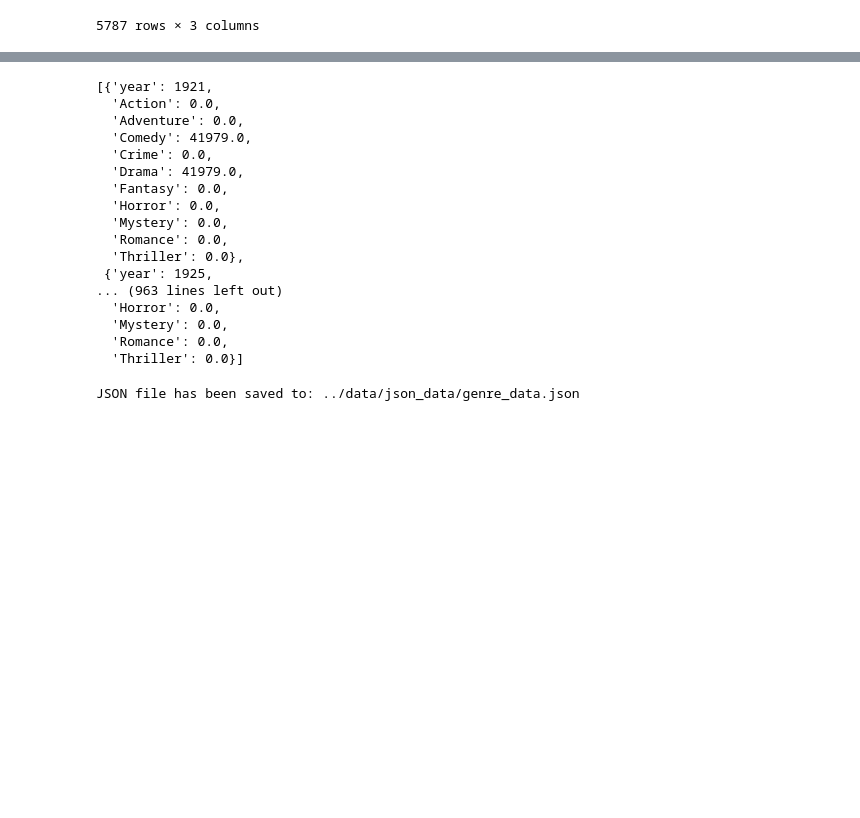
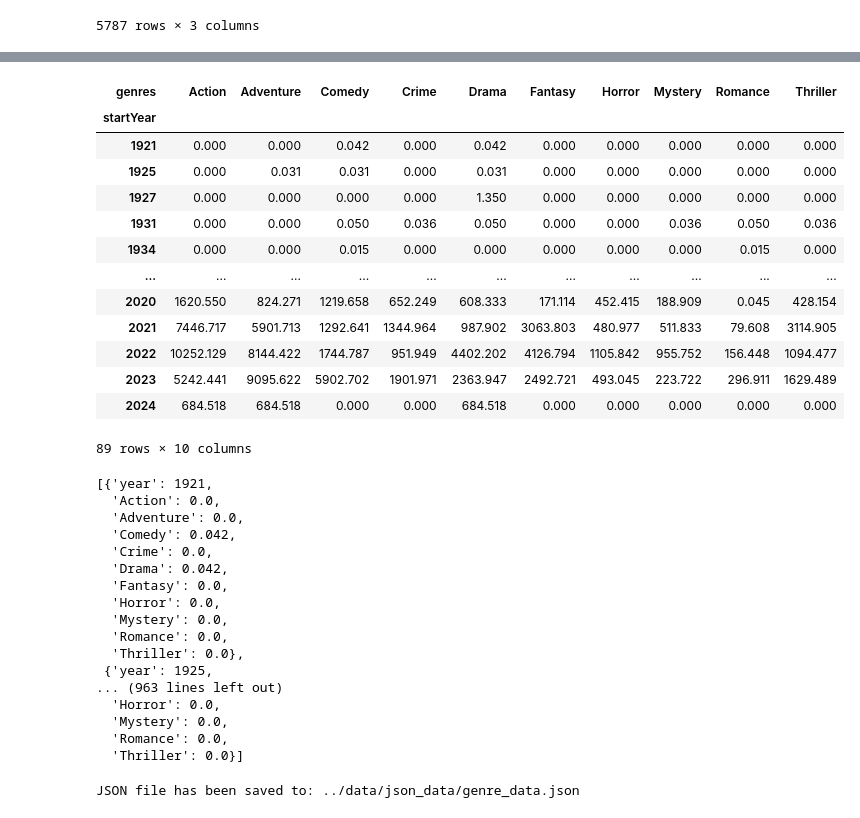
Before and after one commit to wmcgloin/movie_project, a Jupyter notebook: docs/mock_viz_kang.ipynb, the cells around one changed output, grey strips where cells are left out. Drawn from its saved outputs; the diff is of its cells as text; code cells hidden in the pictures; blank space fills up the shorter version.

```diff
--- a/docs/mock_viz_kang.ipynb
+++ b/docs/mock_viz_kang.ipynb
@@ -355,8 +411,15 @@ genres_list = [
 # Filter the DataFrame for the specified genres
 df_filtered = df_long[df_long['genres'].isin(genres_list)]
 
+# Divide box_office by 1e6 to convert to millions and round to 3 decimal places
+df_filtered['box_office'] = df_filtered['box_office'] / 1e6
+df_filtered['box_office'] = df_filtered['box_office'].round(3)
+
 # Group by 'startYear' and 'genres', then sum 'box_office'
 grouped = df_filtered.groupby(['startYear', 'genres'])['box_office'].sum().unstack(fill_value=0)
+
+# Round all values to 3 decimal places
+grouped = grouped.round(3)
 
 # Convert to a list of dictionaries with 'year' as one of the keys
 list_of_dicts = [
@@ -368,12 +442,29 @@ list_of_dicts = [
+# %%
+grouped
+# %% [output]
+| genres | Action | Adventure | Comedy | Crime | Drama | Fantasy | Horror | Mystery | Romance | Thriller |
+| startYear |  |  |  |  |  |  |  |  |  |  |
+| 1921 | 0.000 | 0.000 | 0.042 | 0.000 | 0.042 | 0.000 | 0.000 | 0.000 | 0.000 | 0.000 |
+| 1925 | 0.000 | 0.031 | 0.031 | 0.000 | 0.031 | 0.000 | 0.000 | 0.000 | 0.000 | 0.000 |
+| 1927 | 0.000 | 0.000 | 0.000 | 0.000 | 1.350 | 0.000 | 0.000 | 0.000 | 0.000 | 0.000 |
+| 1931 | 0.000 | 0.000 | 0.050 | 0.036 | 0.050 | 0.000 | 0.000 | 0.036 | 0.050 | 0.036 |
+| 1934 | 0.000 | 0.000 | 0.015 | 0.000 | 0.000 | 0.000 | 0.000 | 0.000 | 0.015 | 0.000 |
+| ... | ... | ... | ... | ... | ... | ... | ... | ... | ... | ... |
+| 2020 | 1620.550 | 824.271 | 1219.658 | 652.249 | 608.333 | 171.114 | 452.415 | 188.909 | 0.045 | 428.154 |
+| 2021 | 7446.717 | 5901.713 | 1292.641 | 1344.964 | 987.902 | 3063.803 | 480.977 | 511.833 | 79.608 | 3114.905 |
+| 2022 | 10252.129 | 8144.422 | 1744.787 | 951.949 | 4402.202 | 4126.794 | 1105.842 | 955.752 | 156.448 | 1094.477 |
+| 2023 | 5242.441 | 9095.622 | 5902.702 | 1901.971 | 2363.947 | 2492.721 | 493.045 | 223.722 | 296.911 | 1629.489 |
+| 2024 | 684.518 | 684.518 | 0.000 | 0.000 | 684.518 | 0.000 | 0.000 | 0.000 | 0.000 | 0.000 |
+89 rows × 10 columns
 # %%
 list_of_dicts
 # %% [output]
 [{'year': 1921,
   'Action': 0.0,
   'Adventure': 0.0,
-  'Comedy': 41979.0,
+  'Comedy': 0.042,
   'Crime': 0.0,
-  'Drama': 41979.0,
+  'Drama': 0.042,
   'Fantasy': 0.0,
   'Horror': 0.0,
   'Mystery': 0.0,
```
Also changed, not shown: parts of 4 cells of this notebook, 3 other files.
